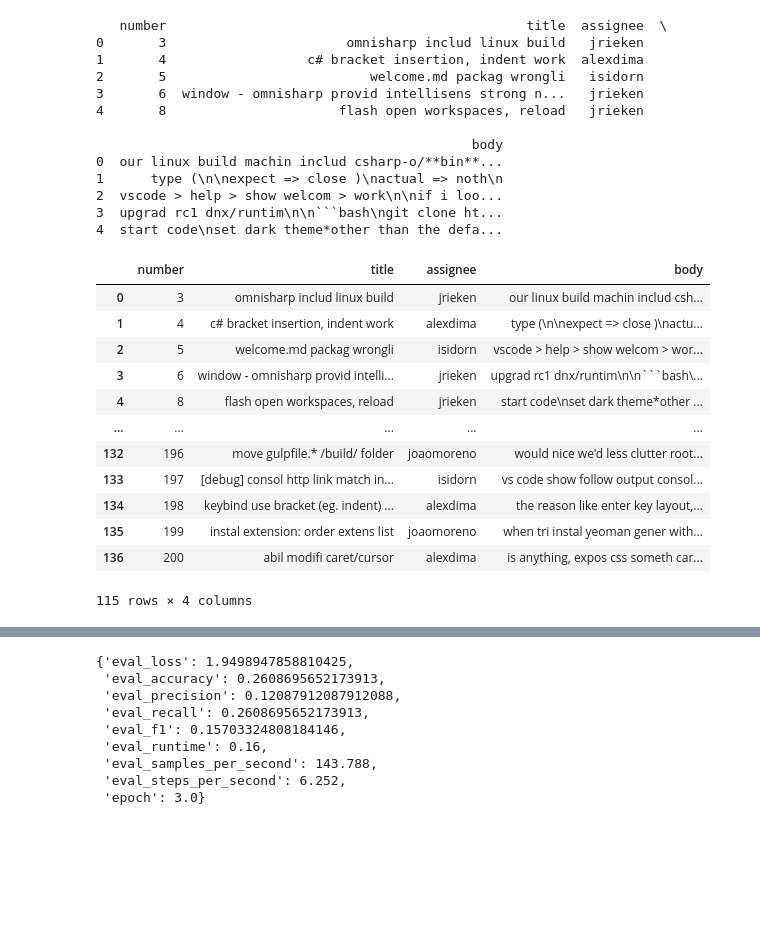
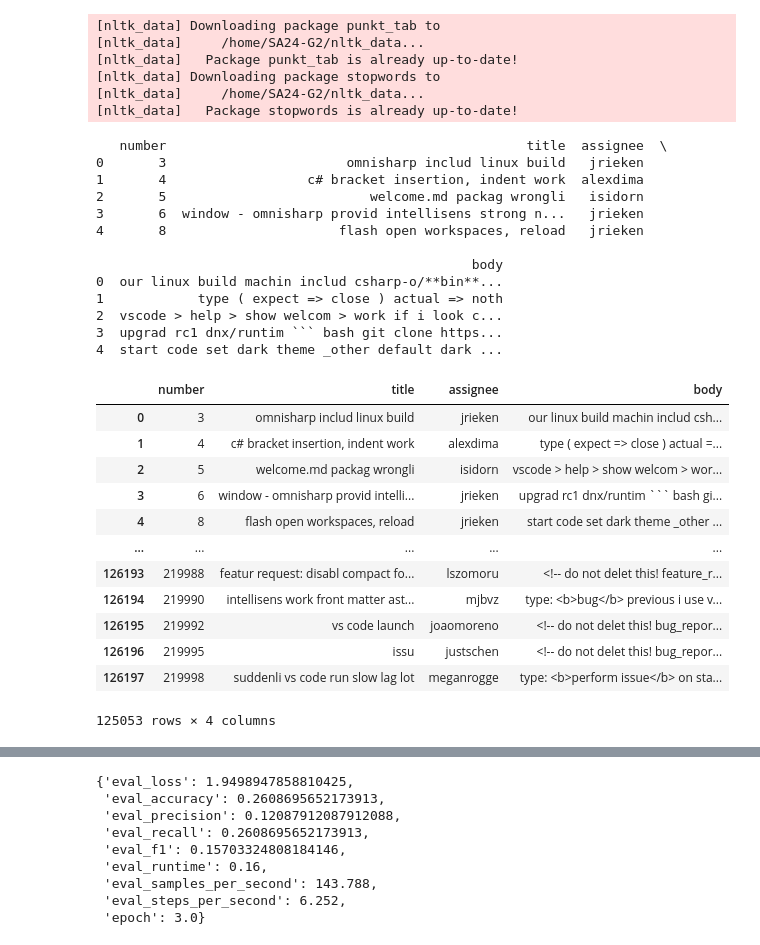
Before and after one commit to alessiogiovagnini/bug-triaging, a Jupyter notebook: testTraining.ipynb, the cells around one changed output, grey strips where cells are left out. Saved outputs shown, nothing was run; the diff lists cells and outputs as text; code cells hidden in the pictures; blank space fills up the shorter version.

````diff
--- a/testTraining.ipynb
+++ b/testTraining.ipynb
@@ -25,40 +29,46 @@ os.environ["CUDA_VISIBLE_DEVICES"]="1"
 # %%
 import pandas as pd
 import cleaning_tool as ct
 
 # Load your dataset
-df = pd.read_csv('cleaned_output.csv')
+df = pd.read_csv('cleaned_output2.csv')
 df = df.dropna()
 df = ct.filter_single_users(dataframe=df, min_pull=5)
 print(df.head())
 df
 # %% [output]
-   number                                              title  assignee  \
-0       3                       omnisharp includ linux build   jrieken
-1       4                  c# bracket insertion, indent work  alexdima
-2       5                          welcome.md packag wrongli   isidorn
-3       6  window - omnisharp provid intellisens strong n...   jrieken
-4       8                      flash open workspaces, reload   jrieken
-
-                                                body
-0  our linux build machin includ csharp-o/**bin**...
-1      type (\n\nexpect => close )\nactual => noth\n
-2  vscode > help > show welcom > work\n\nif i loo...
-3  upgrad rc1 dnx/runtim\n\n```bash\ngit clone ht...
-4  start code\nset dark theme*other than the defa...
+[nltk_data] Downloading package punkt_tab to
+[nltk_data]     /home/SA24-G2/nltk_data...
+[nltk_data]   Package punkt_tab is already up-to-date!
+[nltk_data] Downloading package stopwords to
+[nltk_data]     /home/SA24-G2/nltk_data...
+[nltk_data]   Package stopwords is already up-to-date!
+   number                                              title  assignee  \
+0       3                       omnisharp includ linux build   jrieken
+1       4                  c# bracket insertion, indent work  alexdima
+2       5                          welcome.md packag wrongli   isidorn
+3       6  window - omnisharp provid intellisens strong n...   jrieken
+4       8                      flash open workspaces, reload   jrieken
+
+                                                body
+0  our linux build machin includ csharp-o/**bin**...
+1            type ( expect => close ) actual => noth
+2  vscode > help > show welcom > work if i look c...
+3  upgrad rc1 dnx/runtim ``` bash git clone https...
+4  start code set dark theme _other default dark ...
 |  | number | title | assignee | body |
 | 0 | 3 | omnisharp includ linux build | jrieken | our linux build machin includ csh... |
-| 1 | 4 | c# bracket insertion, indent work | alexdima | type (\n\nexpect => close )\nactu... |
+| 1 | 4 | c# bracket insertion, indent work | alexdima | type ( expect => close ) actual =... |
 | 2 | 5 | welcome.md packag wrongli | isidorn | vscode > help > show welcom > wor... |
-| 3 | 6 | window - omnisharp provid intelli... | jrieken | upgrad rc1 dnx/runtim\n\n```bash\... |
-| 4 | 8 | flash open workspaces, reload | jrieken | start code\nset dark theme*other ... |
+| 3 | 6 | window - omnisharp provid intelli... | jrieken | upgrad rc1 dnx/runtim ``` bash gi... |
+| 4 | 8 | flash open workspaces, reload | jrieken | start code set dark theme _other ... |
 | ... | ... | ... | ... | ... |
-| 132 | 196 | move gulpfile.* /build/ folder | joaomoreno | would nice we'd less clutter root... |
-| 133 | 197 | [debug] consol http link match in... | isidorn | vs code show follow output consol... |
-| 134 | 198 | keybind use bracket (eg. indent) ... | alexdima | the reason like enter key layout,... |
-| 135 | 199 | instal extension: order extens list | joaomoreno | when tri instal yeoman gener with... |
-| 136 | 200 | abil modifi caret/cursor | alexdima | is anything, expos css someth car... |
+| 126193 | 219988 | featur request: disabl compact fo... | lszomoru | <!-- do not delet this! feature_r... |
+| 126194 | 219990 | intellisens work front matter ast... | mjbvz | type: <b>bug</b> previous i use v... |
+| 126195 | 219992 | vs code launch | joaomoreno | <!-- do not delet this! bug_repor... |
+| 126196 | 219995 | issu | justschen | <!-- do not delet this! bug_repor... |
+| 126197 | 219998 | suddenli vs code run slow lag lot | meganrogge | type: <b>perform issue</b> on sta... |
-115 rows × 4 columns
+125053 rows × 4 columns
 # %%
 from sklearn.preprocessing import LabelEncoder
 
````
Also changed, not shown: parts of 12 cells of this notebook, 1 other file.
